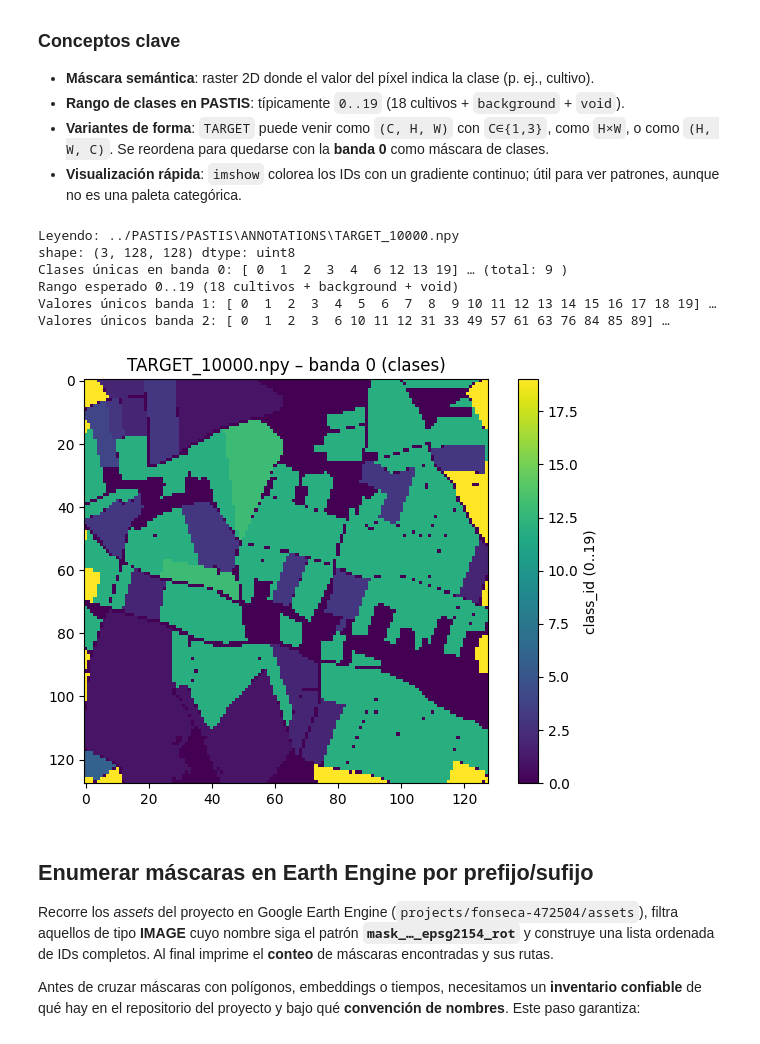
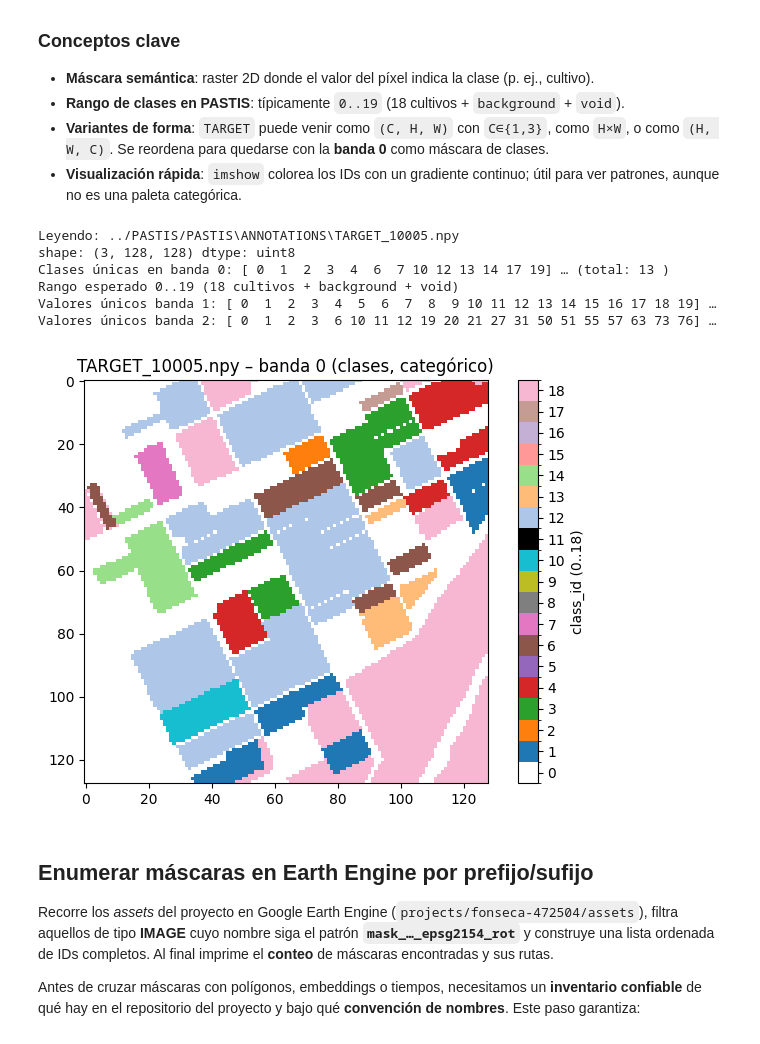
Before and after one commit to LuisAngelFonseca-IMT/MNA_Proyectos_Cultivos, a Jupyter notebook: Avance 3. Baseline.ipynb, the cells around one changed output. Saved outputs shown, nothing was run; the diff lists cells and outputs as text; code cells hidden in the pictures.

```diff
--- a/Avance 3. Baseline.ipynb
+++ b/Avance 3. Baseline.ipynb
@@ -32,48 +32,62 @@ Este es el *sanity check* inicial: confirmar **dimensiones**, **tipo de dato** y
 import os, glob
 import numpy as np
 import matplotlib.pyplot as plt
+from matplotlib.colors import ListedColormap, BoundaryNorm
 
 ROOT = r"../PASTIS/PASTIS"
 
 target_paths = sorted(glob.glob(os.path.join(ROOT, "ANNOTATIONS", "TARGET_*.npy")))
 assert len(target_paths) > 0, "No encontré archivos TARGET_*.npy"
-fp = target_paths[0]
+fp = target_paths[5]
 print("Leyendo:", fp)
 
 arr = np.load(fp)  # típicamente shape (3, 128, 128)
 print("shape:", arr.shape, "dtype:", arr.dtype)
 
 if arr.ndim == 3 and arr.shape[0] in (1, 3):
     class_map = arr[0]               # <- la banda 0 es la máscara semántica
 elif arr.ndim == 2:
     class_map = arr                  # ya es 2D
 elif arr.ndim == 3 and arr.shape[-1] in (1, 3):
     class_map = np.moveaxis(arr, -1, 0)[0]
 else:
     raise ValueError("Formato inesperado para TARGET")
 
 u = np.unique(class_map)
 print("Clases únicas en banda 0:", u[:50], "… (total:", u.size, ")")
 print("Rango esperado 0..19 (18 cultivos + background + void)")
 
 if arr.ndim == 3 and arr.shape[0] >= 3:
     print("Valores únicos banda 1:", np.unique(arr[1])[:20], "…")
     print("Valores únicos banda 2:", np.unique(arr[2])[:20], "…")
 
+# Paleta categórica de 19 colores (clases 0..18)
+palette19 = ['#ffffff', '#1f77b4','#ff7f0e','#2ca02c','#d62728','#9467bd',
+             '#8c564b','#e377c2','#7f7f7f','#bcbd22','#17becf',
+             '#000000','#aec7e8','#ffbb78','#98df8a','#ff9896',
+             '#c5b0d5','#c49c94','#f7b6d2','#c7c7c7']
+
+# --- Si tus clases SON 0..18 (19 clases) ---
+n_classes = 19                        # clases 0..18
+cmap = ListedColormap(palette19[:n_classes], name='pastis19')
+bounds = np.arange(-0.5, n_classes + 0.5, 1)  # [-0.5, 0.5, 1.5, ..., 18.5]
+norm = BoundaryNorm(bounds, cmap.N)
+
 plt.figure()
-plt.title(os.path.basename(fp) + " – banda 0 (clases)")
-plt.imshow(class_map, interpolation="nearest")
-plt.colorbar(label="class_id (0..19)")
+plt.title(os.path.basename(fp) + " – banda 0 (clases, categórico)")
+im = plt.imshow(class_map, cmap=cmap, norm=norm, interpolation="nearest")
+cbar = plt.colorbar(im, ticks=np.arange(n_classes))
+cbar.ax.set_ylabel("class_id (0..18)")
 plt.tight_layout()
 plt.show()
 # %% [output]
-Leyendo: ../PASTIS/PASTIS\ANNOTATIONS\TARGET_10000.npy
+Leyendo: ../PASTIS/PASTIS\ANNOTATIONS\TARGET_10005.npy
 shape: (3, 128, 128) dtype: uint8
-Clases únicas en banda 0: [ 0  1  2  3  4  6 12 13 19] … (total: 9 )
+Clases únicas en banda 0: [ 0  1  2  3  4  6  7 10 12 13 14 17 19] … (total: 13 )
 Rango esperado 0..19 (18 cultivos + background + void)
 Valores únicos banda 1: [ 0  1  2  3  4  5  6  7  8  9 10 11 12 13 14 15 16 17 18 19] …
-Valores únicos banda 2: [ 0  1  2  3  6 10 11 12 31 33 49 57 61 63 76 84 85 89] …
+Valores únicos banda 2: [ 0  1  2  3  6 10 11 12 19 20 21 27 31 50 51 55 57 63 73 76] …
-[figure, old version]
+[figure, new version]
 # %% [markdown]
 ## Enumerar máscaras en Earth Engine por prefijo/sufijo
 
```
Also changed, not shown: parts of 18 cells of this notebook, 1 other file.
